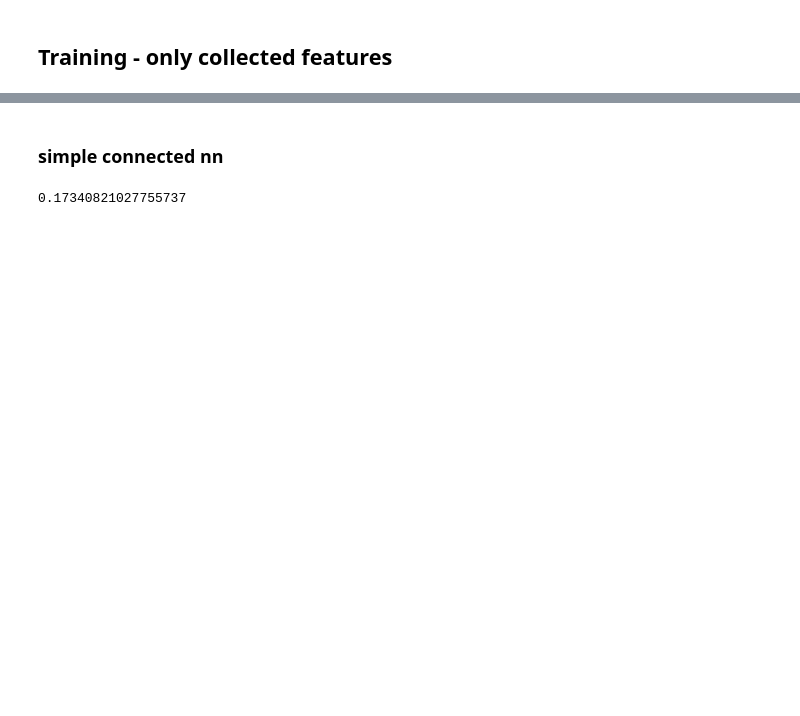
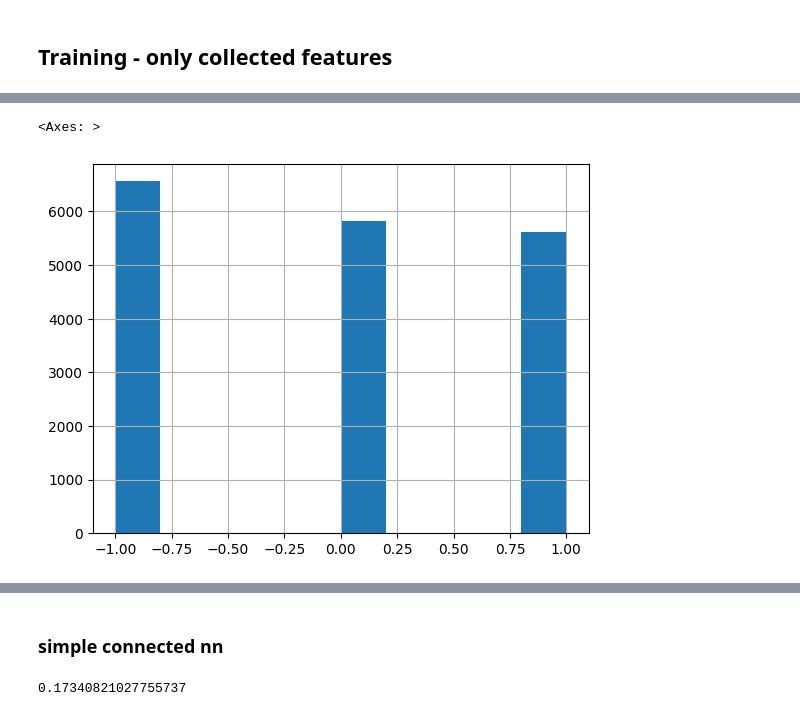
Before and after one commit to naketu/RL_for_MM, a Jupyter notebook: 2D-ABM-master/NN_test.ipynb, the cells around one changed output, grey strips where cells are left out. Saved outputs shown, nothing was run; the diff lists cells and outputs as text; code cells hidden in the pictures; blank space fills up the shorter version.

```diff
--- a/2D-ABM-master/NN_test.ipynb
+++ b/2D-ABM-master/NN_test.ipynb
@@ -360,5 +628,5 @@ def train_nn(model, train_ds, eval_ds, loss_f, n_epoch=1, batch_size=32, learnin
 # %%
-train_df_5 = prepare_huge_data(new_huge_data_features[:160], shift=shift_percentage['huge_data'][1][0], percentage=shift_percentage['huge_data'][1][1]).drop(['future_price', 'index', 'dividends', 'price', 'fundamental_v', 'trajectory_number'], axis=1)
-eval_df_5 = prepare_huge_data(new_huge_data_features[160:], shift=shift_percentage['huge_data'][1][0], percentage=shift_percentage['huge_data'][1][1]).drop(['future_price', 'index', 'dividends', 'price', 'fundamental_v', 'trajectory_number'], axis=1)
+# train_df_5 = prepare_huge_data(new_huge_data_features[:400], shift=shift_percentage['huge_data'][1][0], percentage_down=shift_percentage['huge_data'][1][1]).drop(['future_price', 'index', 'dividends', 'price', 'fundamental_v', 'trajectory_number'], axis=1)
+# eval_df_5 = prepare_huge_data(new_huge_data_features[400:], shift=shift_percentage['huge_data'][1][0], percentage_down=shift_percentage['huge_data'][1][1]).drop(['future_price', 'index', 'dividends', 'price', 'fundamental_v', 'trajectory_number'], axis=1)
 
-loss_f = nn.CrossEntropyLoss()
+# loss_f = nn.CrossEntropyLoss()
@@ -374 +681,6 @@ data_x =  eval_df_5.drop(['difference', 'Unnamed: 0'], axis=1)
 eval_ds = trainDataset(data_x, data_y, device=device)
+# %%
+train_df_5[train_df_5.index % 5 == 0]['difference'].hist()
+# %% [output]
+<Axes: >
+[figure, added]
```
Also changed, not shown: parts of 92 cells of this notebook.
